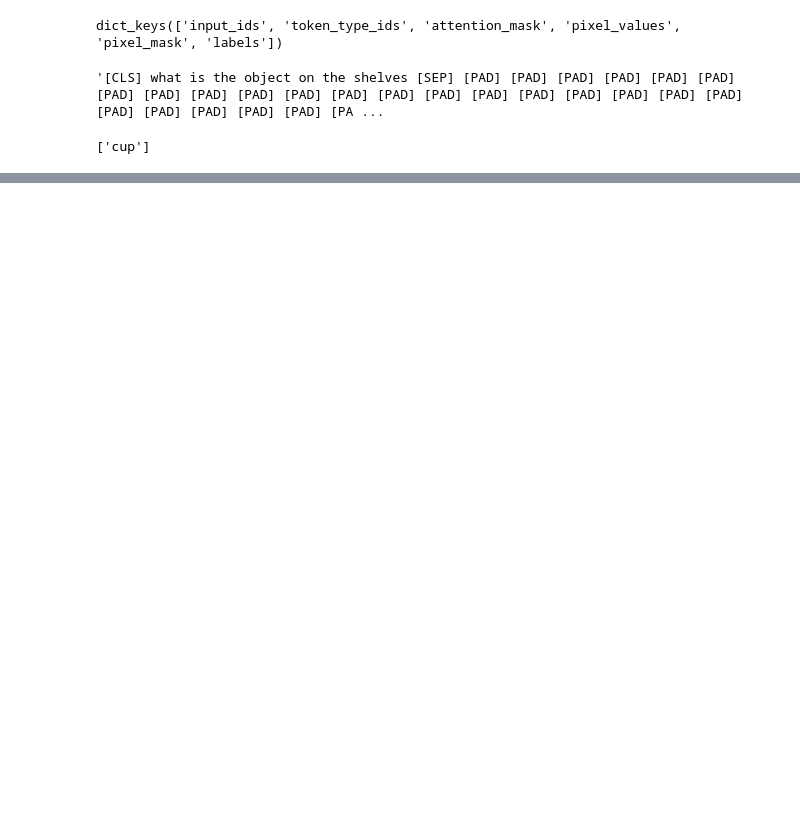
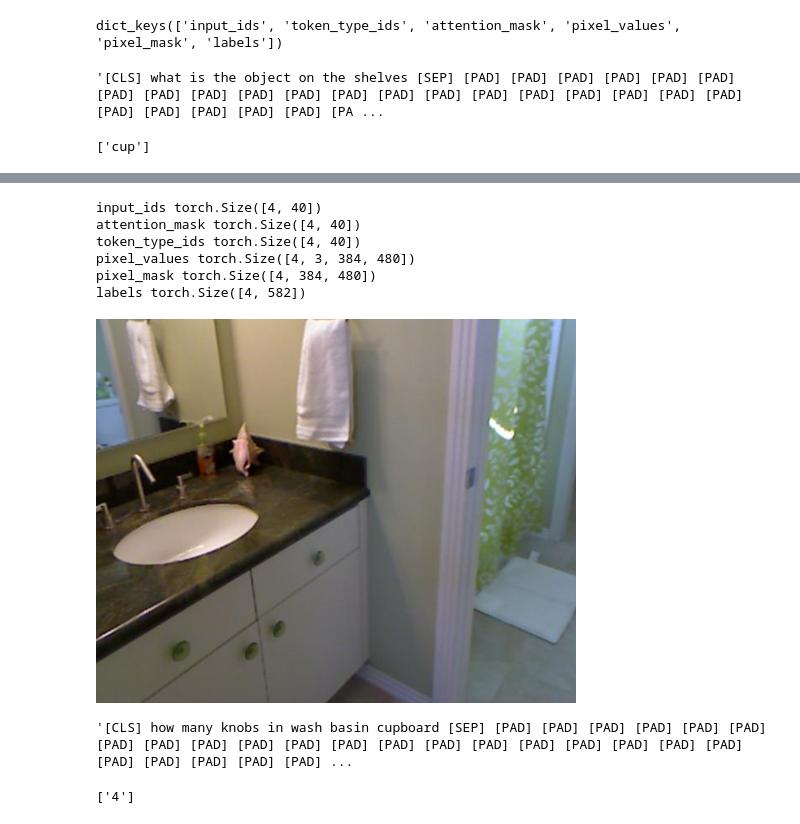
Before and after one commit to ayush9818/VQA-ObjectDetection, a Jupyter notebook: notebooks/FineTuning_Vilt_for_VQA.ipynb, the cells around one changed output, grey strips where cells are left out. Cells and saved outputs as stored; diff of their text form; code cells hidden in the pictures; blank space fills up the shorter version.

Commit message:
added training code

```diff
--- a/notebooks/FineTuning_Vilt_for_VQA.ipynb
+++ b/notebooks/FineTuning_Vilt_for_VQA.ipynb
@@ -131,0 +164,58 @@ labels
+# %%
+def collate_fn(batch):
+  input_ids = [item['input_ids'] for item in batch]
+  pixel_values = [item['pixel_values'] for item in batch]
+  attention_mask = [item['attention_mask'] for item in batch]
+  token_type_ids = [item['token_type_ids'] for item in batch]
+  labels = [item['labels'] for item in batch]
+
+  # create padded pixel values and corresponding pixel mask
+  encoding = processor.image_processor.pad(pixel_values, return_tensors="pt")
+
+  # create new batch
+  batch = {}
+  batch['input_ids'] = torch.stack(input_ids)
+  batch['attention_mask'] = torch.stack(attention_mask)
+  batch['token_type_ids'] = torch.stack(token_type_ids)
+  batch['pixel_values'] = encoding['pixel_values']
+  batch['pixel_mask'] = encoding['pixel_mask']
+  batch['labels'] = torch.stack(labels)
+
+  return batch
+
+train_dataloader = DataLoader(dataset, collate_fn=collate_fn, batch_size=4, shuffle=True)
+# %%
+batch = next(iter(train_dataloader))
+for k,v in batch.items():
+  print(k, v.shape)
+# %% [output]
+input_ids torch.Size([4, 40])
+attention_mask torch.Size([4, 40])
+token_type_ids torch.Size([4, 40])
+pixel_values torch.Size([4, 3, 384, 480])
+pixel_mask torch.Size([4, 384, 480])
+labels torch.Size([4, 582])
+# %%
+from PIL import Image
+import numpy as np
+
+image_mean = processor.image_processor.image_mean
+image_std = processor.image_processor.image_std
+
+batch_idx = 1
+
+unnormalized_image = (batch["pixel_values"][batch_idx].numpy() * np.array(image_mean)[:, None, None]) + np.array(image_std)[:, None, None]
+unnormalized_image = (unnormalized_image * 255).astype(np.uint8)
+unnormalized_image = np.moveaxis(unnormalized_image, 0, -1)
+Image.fromarray(unnormalized_image)
+# %% [output]
+[figure, added]
+# %%
+processor.decode(batch["input_ids"][batch_idx])
+# %% [output]
+'[CLS] how many knobs in wash basin cupboard [SEP] [PAD] [PAD] [PAD] [PAD] [PAD] [PAD] [PAD] [PAD] [PAD] [PAD] [PAD] [PAD] [PAD] [PAD] [PAD] [PAD] [PAD] [PAD] [PAD] [PAD] [PAD] [PAD] [PAD] [PAD] [PAD] ...
+# %%
+labels = np.array(torch.nonzero(batch['labels'][batch_idx]))[0].tolist()
+[id2label[label] for label in labels]
+# %% [output]
+['4']
```
Also changed, not shown: parts of 6 cells of this notebook, 2 other files.
